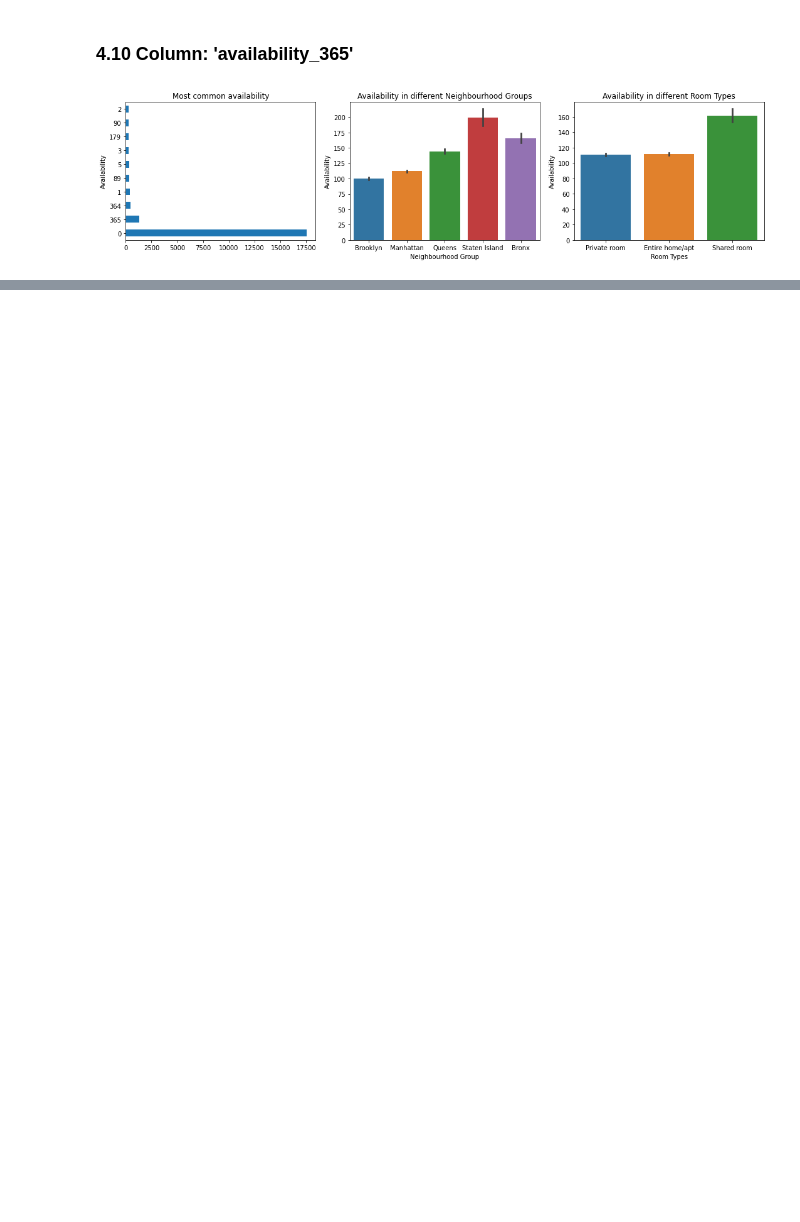
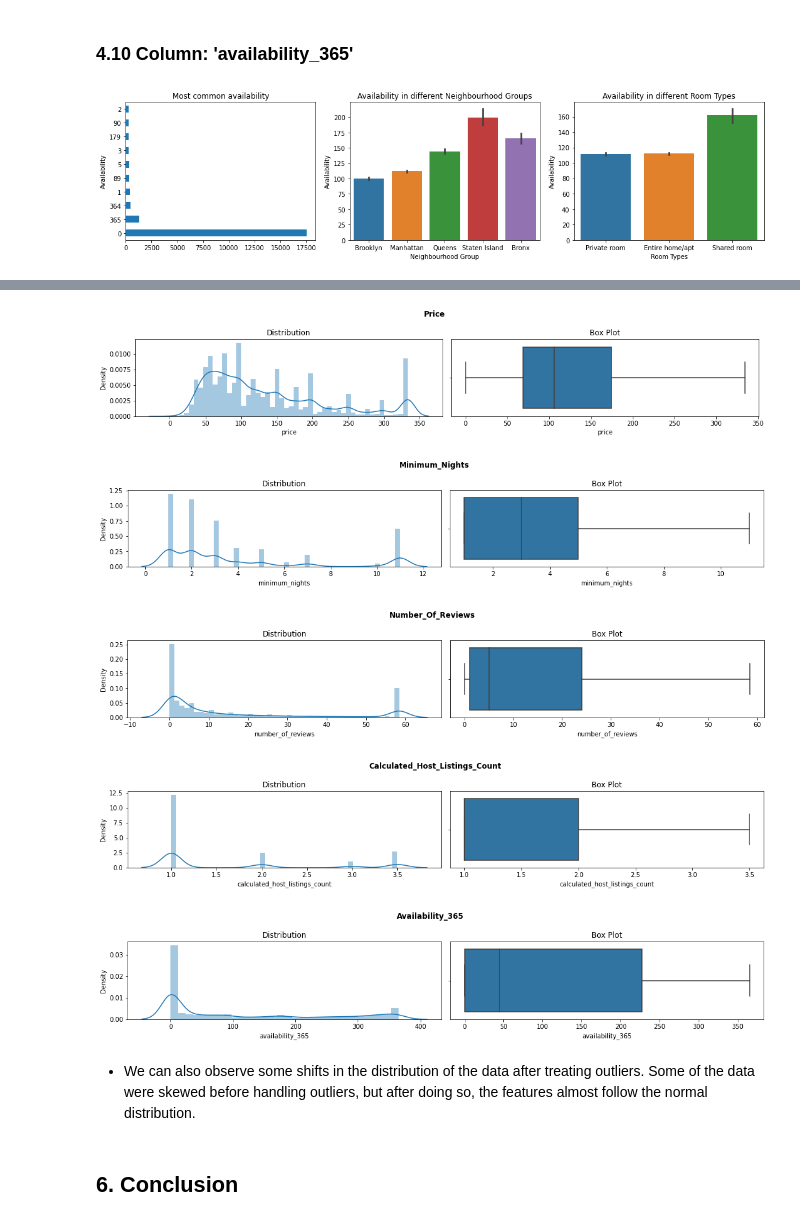
Before and after one commit to Navneet2409/Airbnb-Booking-Analysis, a Jupyter notebook: Airbnb_Notebook_Navneet_Keshri.ipynb, the cells around one changed output, grey strips where cells are left out. Cells and saved outputs as stored; diff of their text form; code cells hidden in the pictures; blank space fills up the shorter version.

```diff
--- a/Airbnb_Notebook_Navneet_Keshri.ipynb
+++ b/Airbnb_Notebook_Navneet_Keshri.ipynb
@@ -561,0 +749,18 @@ plt.show()
+# %%
+# checking for distribution after treating outliers.
+for col in numerical_features:
+  fig, ax =plt.subplots(1,2, figsize=(15,3))
+  sns.distplot(airbnb[col], ax=ax[0]).set(title="Distribution")
+  sns.boxplot(airbnb[col], ax=ax[1]).set(title="Box Plot")
+  plt.suptitle(f'{col.title()}',weight='bold')
+  plt.tight_layout()
+# %% [output]
+[figure, added]
+[figure, added]
+[figure, added]
+[figure, added]
+[figure, added]
+# %% [markdown]
+* We can also observe some shifts in the distribution of the data after treating outliers. Some of the data were skewed before handling outliers, but after doing so, the features almost follow the normal distribution.
+# %% [markdown]
+## **6. Conclusion**
```
Also changed, not shown: parts of 51 cells of this notebook.
